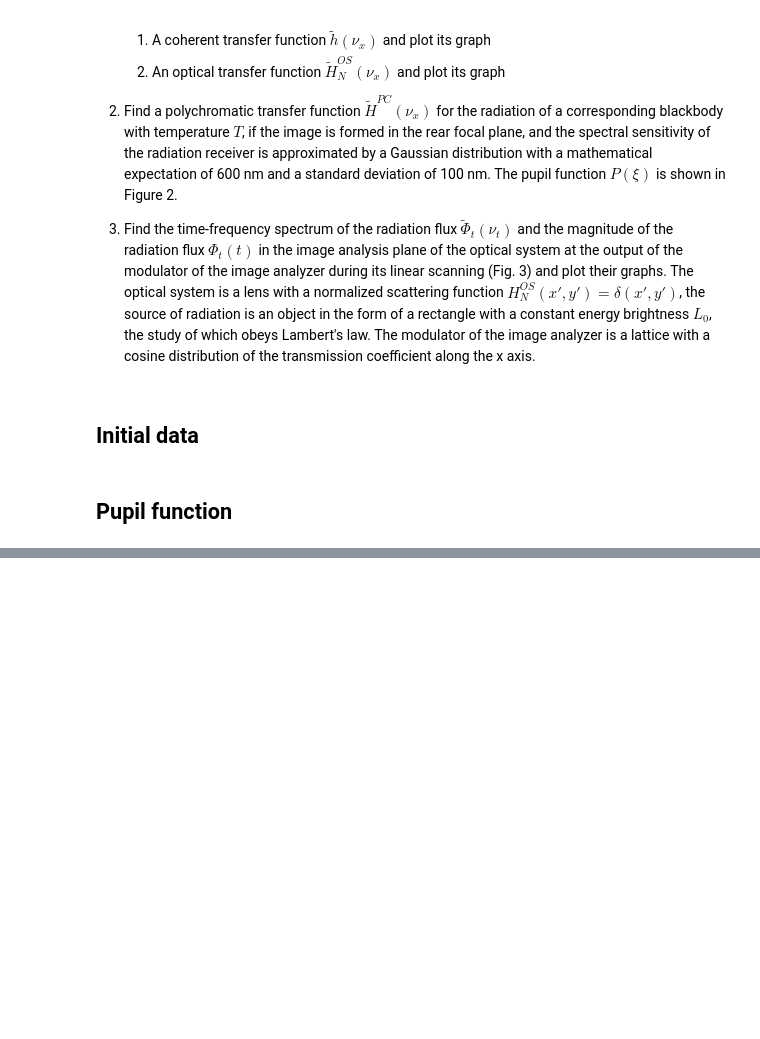
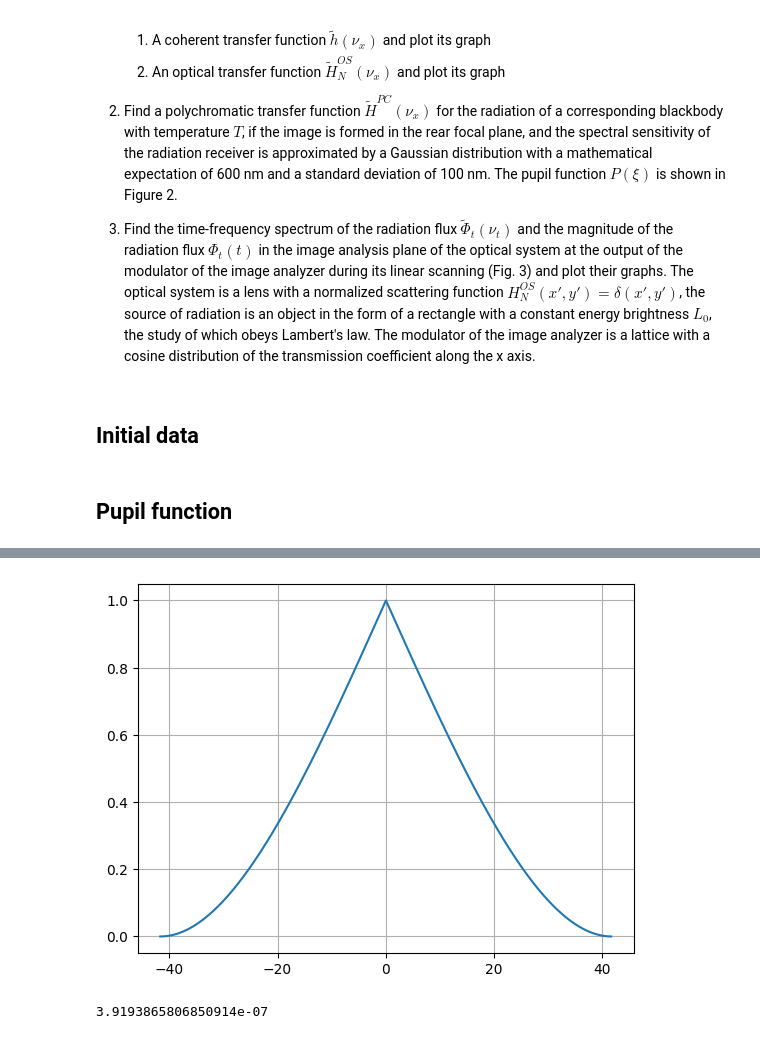
Before and after one commit to BrokenVoodooDoll/optoelectronic-systems-theory-assignment, a Jupyter notebook: assignment.ipynb, the cells around one changed output, grey strips where cells are left out. Drawn from its saved outputs; the diff is of its cells as text; code cells hidden in the pictures; blank space fills up the shorter version.

```diff
--- a/assignment.ipynb
+++ b/assignment.ipynb
@@ -51,0 +114,18 @@ plt.show()
+# %%
+def transfer_function_polychromatic(pupil_func, sensitivity_func, luminance_func, frequency, start_wavelength, end_wavelength, focus):
+    delta_wavelength = 1e-5
+    wavelength_range = np.arange(start_wavelength, end_wavelength, delta_wavelength)
+
+    numerator = np.sum([transfer_function_n(pupil_func, frequency, wv, focus) * sensitivity_func(wv) * luminance_func(wv) * delta_wavelength for wv in wavelength_range], 0)
+    denominator = np.sum([sensitivity_func(wv) * luminance_func(wv) * delta_wavelength for wv in wavelength_range])
+
+    return numerator / denominator
+# %%
+H_pc = transfer_function_polychromatic(pupil, sensitivity_n, luminance_n, freq, start_wavelength, end_wavelength, focus)
+
+plt.figure()
+plt.plot(freq, H_pc)
+plt.grid()
+plt.show()
+# %% [output]
+[figure, added]
@@ -51,0 +141,5 @@ plt.show()
+# %%
+flux_0 = 0.5 * np.pi * tau * np.sin(sigma_aperture * (np.pi / 180)) ** 2 * luminance_0 * 2 * b * 2 * c
+flux_0
+# %% [output]
+3.9193865806850914e-07
```
Also changed, not shown: parts of 14 cells of this notebook.
